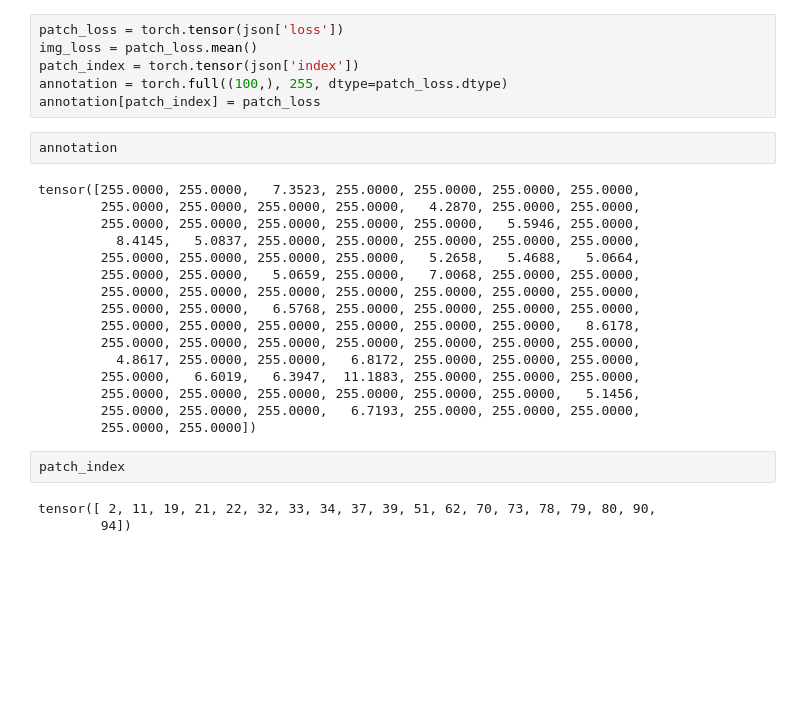
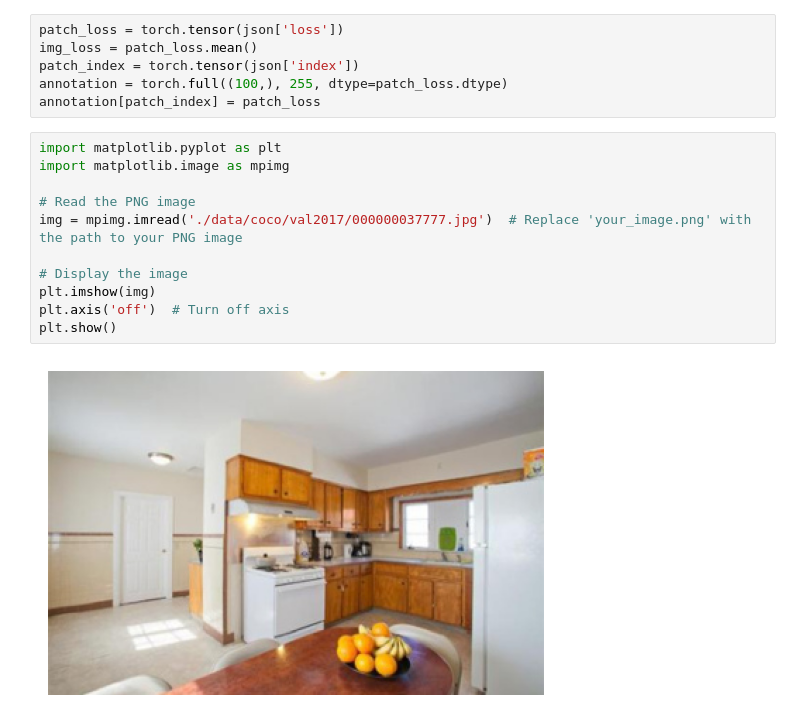
Before and after one commit to susanbao/mmdetection_at, a Jupyter notebook: prepare_data_for_ViT.ipynb, the cells around one changed output. Saved outputs shown, nothing was run; the diff lists cells and outputs as text; blank space fills up the shorter version.

Commit message:
DFDETO_COCO

```diff
--- a/prepare_data_for_ViT.ipynb
+++ b/prepare_data_for_ViT.ipynb
@@ -446,26 +449,16 @@ img_loss = patch_loss.mean()
 patch_index = torch.tensor(json['index'])
 annotation = torch.full((100,), 255, dtype=patch_loss.dtype)
 annotation[patch_index] = patch_loss
-# %%
-annotation
-# %% [output]
-tensor([255.0000, 255.0000,   7.3523, 255.0000, 255.0000, 255.0000, 255.0000,
-        255.0000, 255.0000, 255.0000, 255.0000,   4.2870, 255.0000, 255.0000,
-        255.0000, 255.0000, 255.0000, 255.0000, 255.0000,   5.5946, 255.0000,
-          8.4145,   5.0837, 255.0000, 255.0000, 255.0000, 255.0000, 255.0000,
-        255.0000, 255.0000, 255.0000, 255.0000,   5.2658,   5.4688,   5.0664,
-        255.0000, 255.0000,   5.0659, 255.0000,   7.0068, 255.0000, 255.0000,
-        255.0000, 255.0000, 255.0000, 255.0000, 255.0000, 255.0000, 255.0000,
-        255.0000, 255.0000,   6.5768, 255.0000, 255.0000, 255.0000, 255.0000,
-        255.0000, 255.0000, 255.0000, 255.0000, 255.0000, 255.0000,   8.6178,
-        255.0000, 255.0000, 255.0000, 255.0000, 255.0000, 255.0000, 255.0000,
-          4.8617, 255.0000, 255.0000,   6.8172, 255.0000, 255.0000, 255.0000,
-        255.0000,   6.6019,   6.3947,  11.1883, 255.0000, 255.0000, 255.0000,
-        255.0000, 255.0000, 255.0000, 255.0000, 255.0000, 255.0000,   5.1456,
-        255.0000, 255.0000, 255.0000,   6.7193, 255.0000, 255.0000, 255.0000,
-        255.0000, 255.0000])
-# %%
-patch_index
-# %% [output]
-tensor([ 2, 11, 19, 21, 22, 32, 33, 34, 37, 39, 51, 62, 70, 73, 78, 79, 80, 90,
-        94])
+# %%
+import matplotlib.pyplot as plt
+import matplotlib.image as mpimg
+
+# Read the PNG image
+img = mpimg.imread('./data/coco/val2017/000000037777.jpg')  # Replace 'your_image.png' with the path to your PNG image
+
+# Display the image
+plt.imshow(img)
+plt.axis('off')  # Turn off axis
+plt.show()
+# %% [output]
+[figure, added]
```
Also changed, not shown: parts of 9 cells of this notebook, 8 other files.
